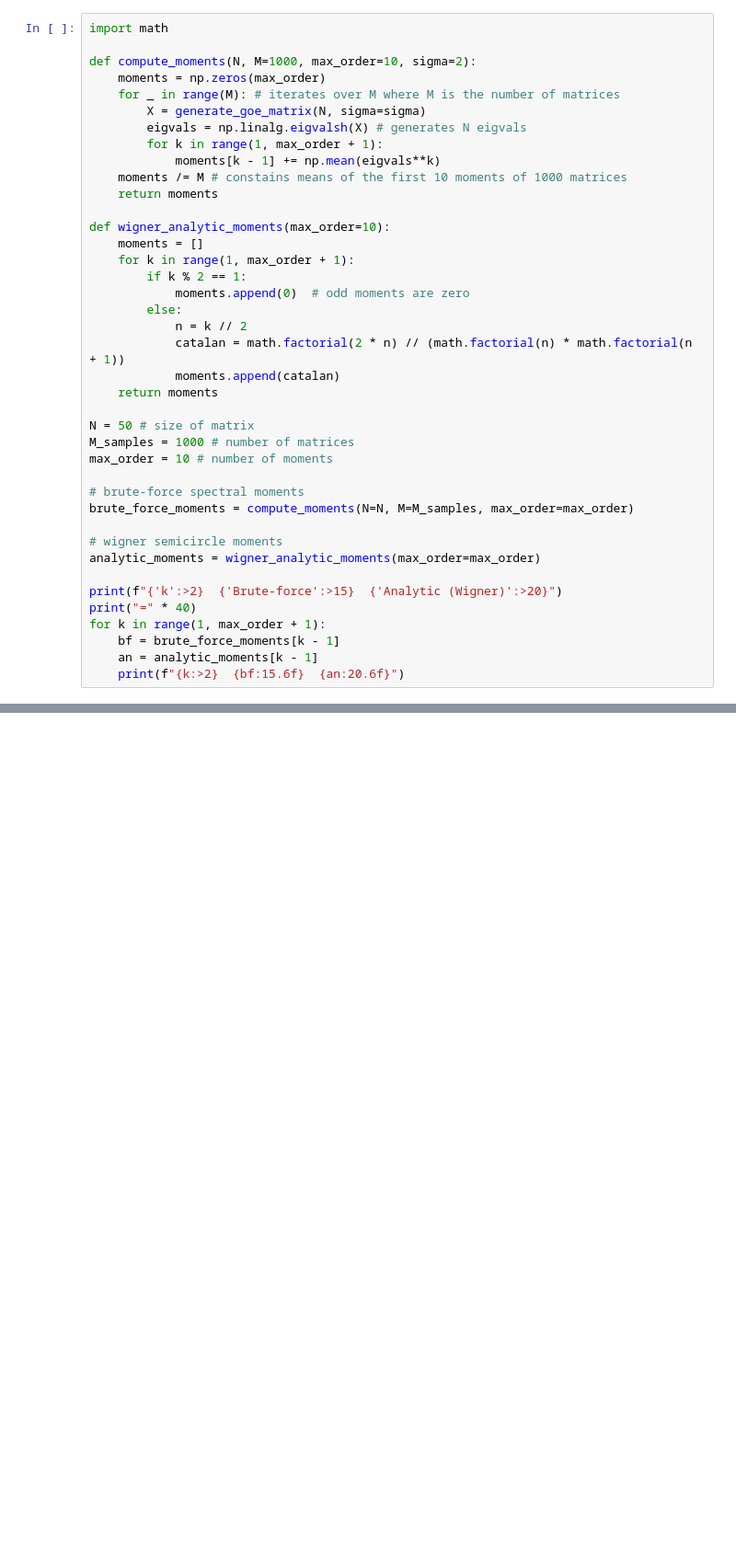
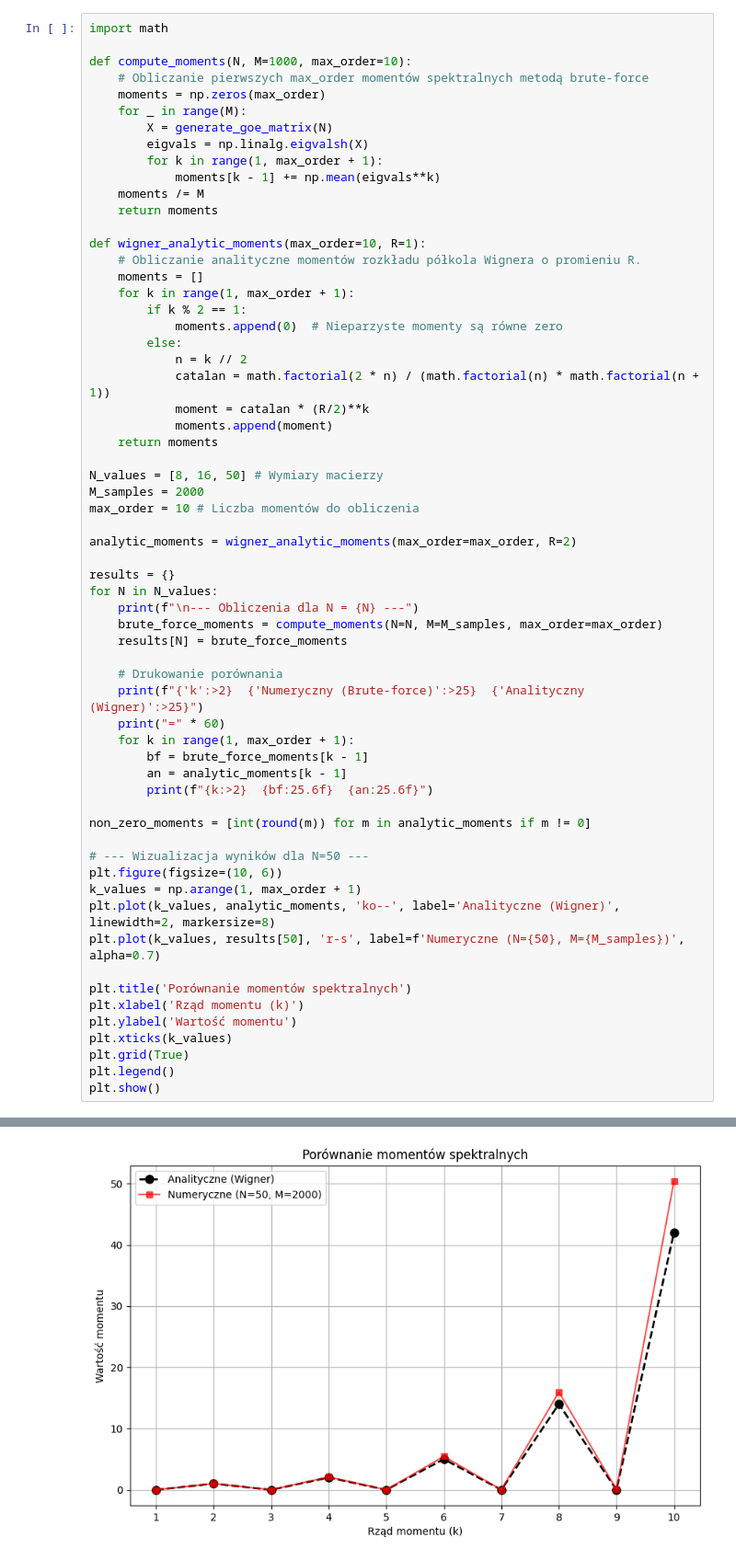
Before and after one commit to kubaq215/Risk-management, a Jupyter notebook: note5.ipynb, the cells around one changed output, grey strips where cells are left out. Shown at 92% size. Drawn from its saved outputs; the diff is of its cells as text; blank space fills up the shorter version.

```diff
--- a/note5.ipynb
+++ b/note5.ipynb
@@ -84,41 +84,63 @@ for N in [8, 16, 50]:
 # %%
 import math
 
-def compute_moments(N, M=1000, max_order=10, sigma=2):
+def compute_moments(N, M=1000, max_order=10):
+    # Obliczanie pierwszych max_order momentów spektralnych metodą brute-force
     moments = np.zeros(max_order)
-    for _ in range(M): # iterates over M where M is the number of matrices
-        X = generate_goe_matrix(N, sigma=sigma)
-        eigvals = np.linalg.eigvalsh(X) # generates N eigvals
+    for _ in range(M):
+        X = generate_goe_matrix(N)
+        eigvals = np.linalg.eigvalsh(X)
         for k in range(1, max_order + 1):
             moments[k - 1] += np.mean(eigvals**k)
-    moments /= M # constains means of the first 10 moments of 1000 matrices
+    moments /= M
     return moments
 
-def wigner_analytic_moments(max_order=10):
+def wigner_analytic_moments(max_order=10, R=1):
+    # Obliczanie analityczne momentów rozkładu półkola Wignera o promieniu R.
     moments = []
     for k in range(1, max_order + 1):
         if k % 2 == 1:
-            moments.append(0)  # odd moments are zero
+            moments.append(0)  # Nieparzyste momenty są równe zero
         else:
             n = k // 2
-            catalan = math.factorial(2 * n) // (math.factorial(n) * math.factorial(n + 1))
-            moments.append(catalan)
+            catalan = math.factorial(2 * n) / (math.factorial(n) * math.factorial(n + 1))
+            moment = catalan * (R/2)**k
+            moments.append(moment)
     return moments
 
-N = 50 # size of matrix
-M_samples = 1000 # number of matrices
-max_order = 10 # number of moments
+N_values = [8, 16, 50] # Wymiary macierzy
+M_samples = 2000
+max_order = 10 # Liczba momentów do obliczenia
 
-# brute-force spectral moments
-brute_force_moments = compute_moments(N=N, M=M_samples, max_order=max_order)
+analytic_moments = wigner_analytic_moments(max_order=max_order, R=2)
 
-# wigner semicircle moments
-analytic_moments = wigner_analytic_moments(max_order=max_order)
+results = {}
+for N in N_values:
+    print(f"\n--- Obliczenia dla N = {N} ---")
+    brute_force_moments = compute_moments(N=N, M=M_samples, max_order=max_order)
+    results[N] = brute_force_moments
 
-print(f"{'k':>2}  {'Brute-force':>15}  {'Analytic (Wigner)':>20}")
-print("=" * 40)
-for k in range(1, max_order + 1):
-    bf = brute_force_moments[k - 1]
-    an = analytic_moments[k - 1]
-    print(f"{k:>2}  {bf:15.6f}  {an:20.6f}")
+    # Drukowanie porównania
+    print(f"{'k':>2}  {'Numeryczny (Brute-force)':>25}  {'Analityczny (Wigner)':>25}")
+    print("=" * 60)
+    for k in range(1, max_order + 1):
+        bf = brute_force_moments[k - 1]
+        an = analytic_moments[k - 1]
+        print(f"{k:>2}  {bf:25.6f}  {an:25.6f}")
+
+non_zero_moments = [int(round(m)) for m in analytic_moments if m != 0]
+
+# --- Wizualizacja wyników dla N=50 ---
+plt.figure(figsize=(10, 6))
+k_values = np.arange(1, max_order + 1)
+plt.plot(k_values, analytic_moments, 'ko--', label='Analityczne (Wigner)', linewidth=2, markersize=8)
+plt.plot(k_values, results[50], 'r-s', label=f'Numeryczne (N={50}, M={M_samples})', alpha=0.7)
+
+plt.title('Porównanie momentów spektralnych')
+plt.xlabel('Rząd momentu (k)')
+plt.ylabel('Wartość momentu')
+plt.xticks(k_values)
+plt.grid(True)
+plt.legend()
+plt.show()
 # %% [output]
@@ -136,0 +164 @@ for k in range(1, max_order + 1):
+[figure, added]
```
Also changed, not shown: parts of 4 cells of this notebook.
